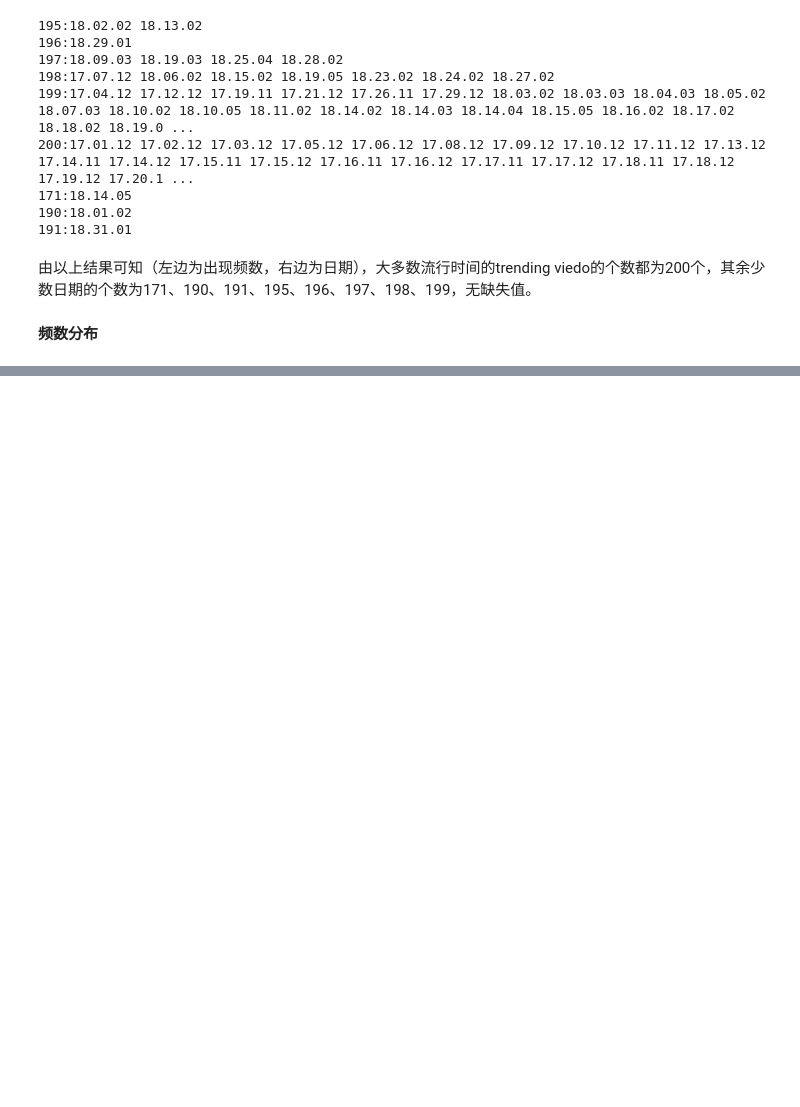
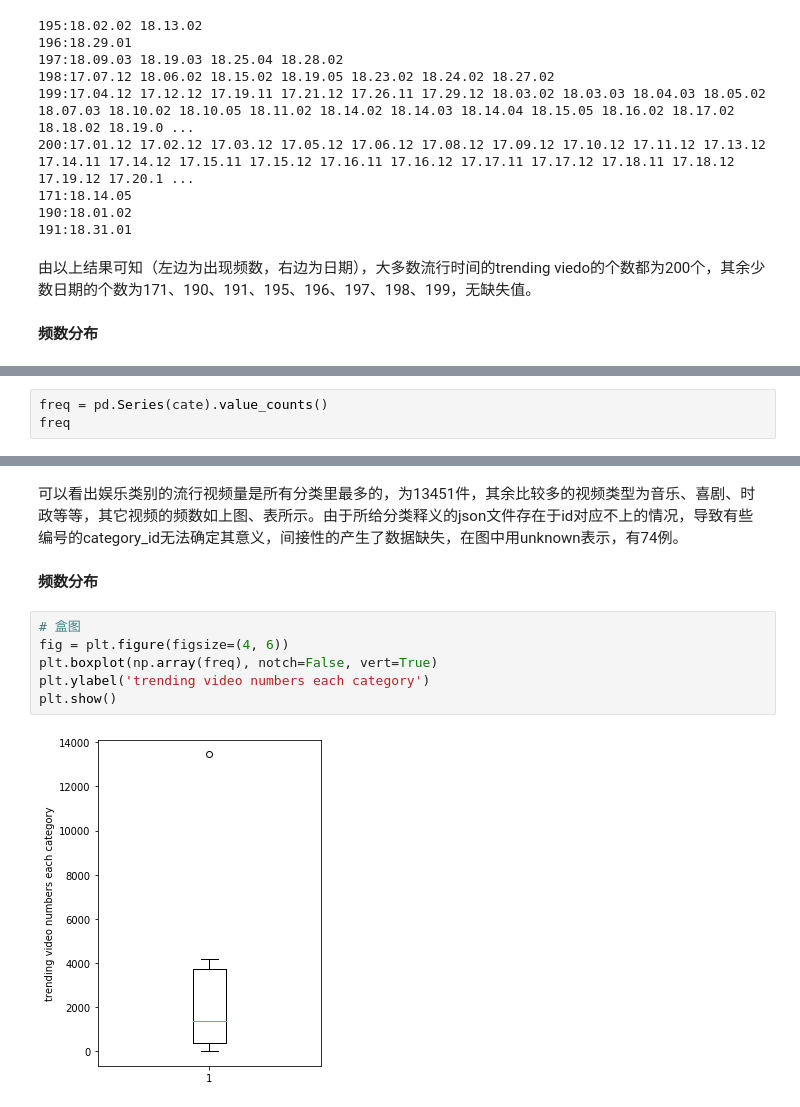
Before and after one commit to PluckySaltyfish/DataMiningClass, a Jupyter notebook: youtube.py.ipynb, the cells around one changed output, grey strips where cells are left out. Saved outputs shown, nothing was run; the diff lists cells and outputs as text; blank space fills up the shorter version.

```diff
--- a/youtube.py.ipynb
+++ b/youtube.py.ipynb
@@ -81,0 +131,3 @@ for i in set(freq.values):
+# %%
+freq = pd.Series(cate).value_counts()
+freq
@@ -81,0 +161,12 @@ for i in set(freq.values):
+# %% [markdown]
+可以看出娱乐类别的流行视频量是所有分类里最多的，为13451件，其余比较多的视频类型为音乐、喜剧、时政等等，其它视频的频数如上图、表所示。由于所给分类释义的json文件存在于id对应不上的情况，导致有些编号的category_id无法确定其意义，间接性的产生了数据缺失，在图中用unknown表示，有74例。
+# %% [markdown]
+**频数分布**
+# %%
+# 盒图
+fig = plt.figure(figsize=(4, 6))
+plt.boxplot(np.array(freq), notch=False, vert=True)
+plt.ylabel('trending video numbers each category')
+plt.show()
+# %% [output]
+[figure, added]
```
Also changed, not shown: parts of 30 cells of this notebook.
